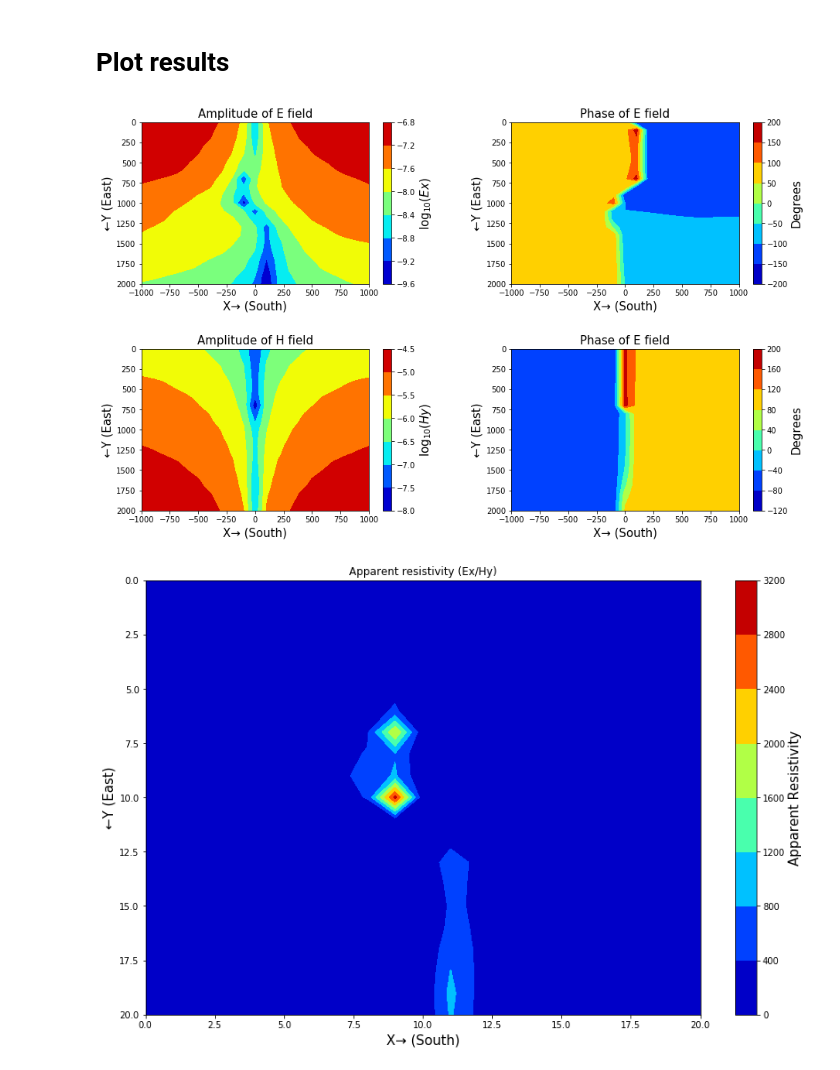
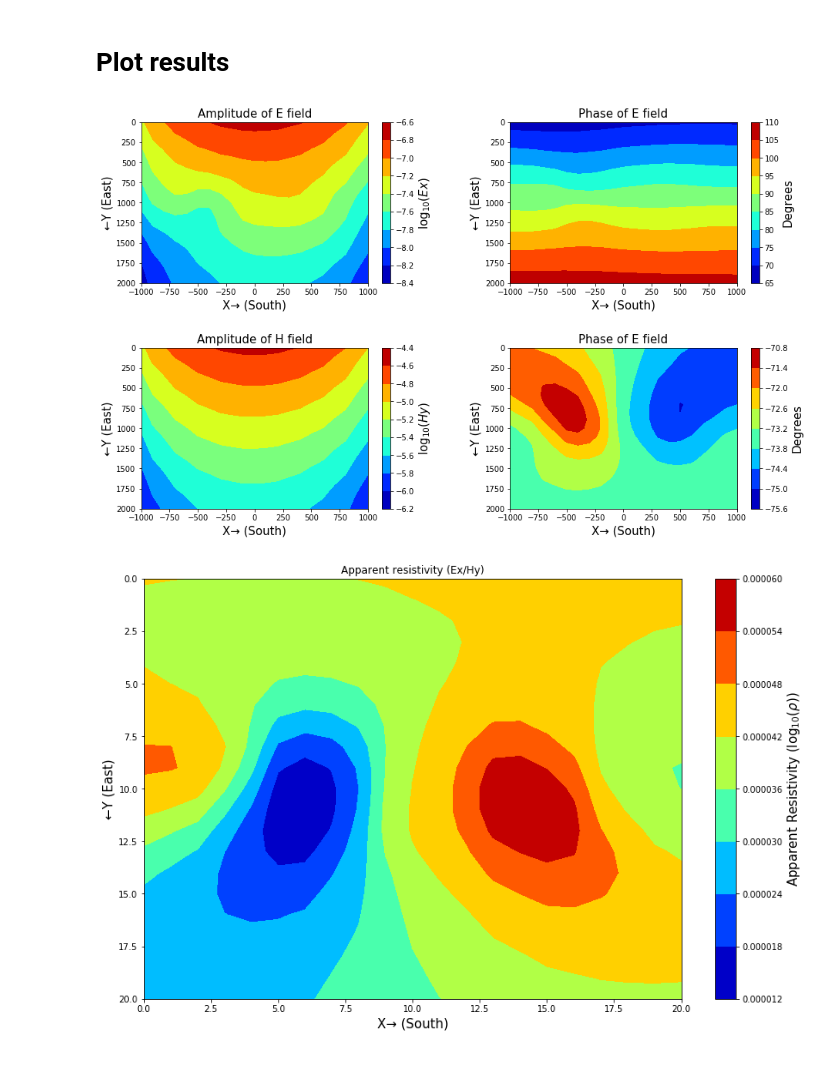
Before and after one commit to CSM-CGEM/cgem-simpeg-examples, a Jupyter notebook: fdem/3D FD CSEM tree mesh example .ipynb, the cells around one changed output. Drawn from its saved outputs; the diff is of its cells as text; code cells hidden in the pictures.

```diff
--- a/fdem/3D FD CSEM tree mesh example .ipynb
+++ b/fdem/3D FD CSEM tree mesh example .ipynb
@@ -335,8 +335,8 @@ rx_e_imag = FDEM.receivers.PointElectricField(rx_locs, orientation="x",component
 rx_e = [rx_e_real, rx_e_imag]
 
 # Set up the survey problem fir Magnetic field/data (H, with HJ fomulation)
-rx_h_real = FDEM.receivers.PointMagneticField(rx_locs, orientation="y",component='real')
-rx_h_imag = FDEM.receivers.PointMagneticField(rx_locs, orientation="y",component='imag')
+rx_h_real = FDEM.receivers.PointMagneticField(rx_locs, orientation="x",component='real')
+rx_h_imag = FDEM.receivers.PointMagneticField(rx_locs, orientation="x",component='imag')
 rx_h = [rx_h_real, rx_h_imag]
 
 # Setup source, approximate line souce by RawVec
@@ -463,7 +463,7 @@ if len(rx_loc_x) or len(rx_loc_y) != 1:
 
     hplot1 = plt.subplot(223)
     hplot1.set_title('Amplitude of H field', fontsize=15)
-    h_amp_plot = hplot1.contourf(rx_loc_x, np.flip(rx_loc_y), np.log10(h_amp), cmap='jet')
+    h_amp_plot = hplot1.contourf(rx_loc_x, rx_loc_y, np.log10(h_amp), cmap='jet')
     hplot1.set_ylabel('←Y (East)', fontsize='15')
     hplot1.set_xlabel('X→ (South)', fontsize='15')
     plt.gca().invert_yaxis()
@@ -500,19 +500,19 @@ else:
     plt.legend(fontsize='xx-large')
     plt.show()
 # %% [output]
-[figure, old version]
+[figure, new version]
 # %%
 # Plot apparent resistivity
 
 rhoapp_fig = plt.figure(6)
 rhoapp_plot = plt.subplot(111)
 rhoapp_plot.set_title('Apparent resistivity (Ex/Hy)')
-rhoapp = rhoapp_plot.contourf((e_amp/h_amp)**-1, cmap='jet')
+rhoapp = rhoapp_plot.contourf((np.abs(e_amp/h_amp))**2, cmap='jet')
 rhoapp_plot.set_ylabel('←Y (East)', fontsize='15')
 rhoapp_plot.set_xlabel('X→ (South)', fontsize='15')
 plt.gca().invert_yaxis()
 bar_6 = plt.colorbar(rhoapp)
-bar_6.set_label(label='Apparent Resistivity', fontsize=15)
+bar_6.set_label(label='Apparent Resistivity ($\log_{10}(\\rho)$)', fontsize=15)
 plt.show()
 # %% [output]
-[figure, old version]
+[figure, new version]
```
